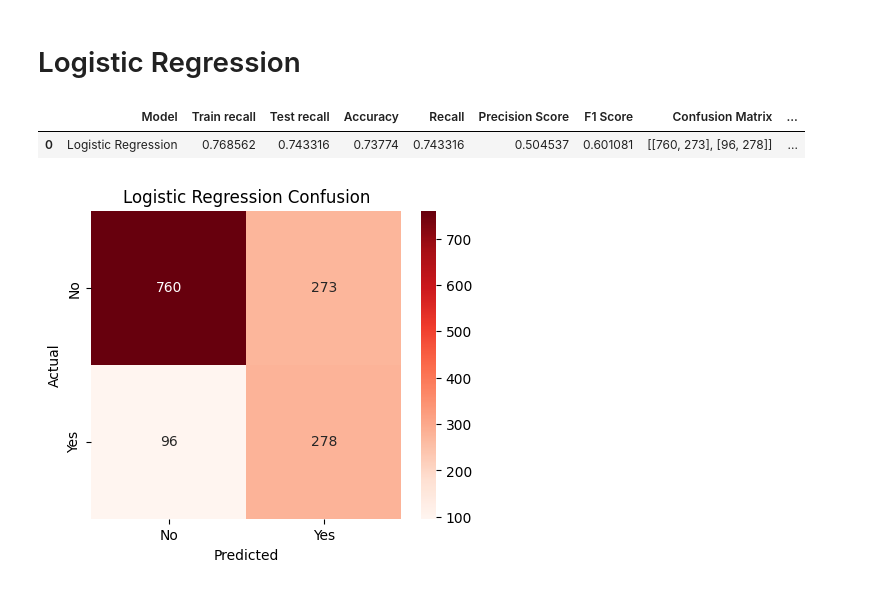
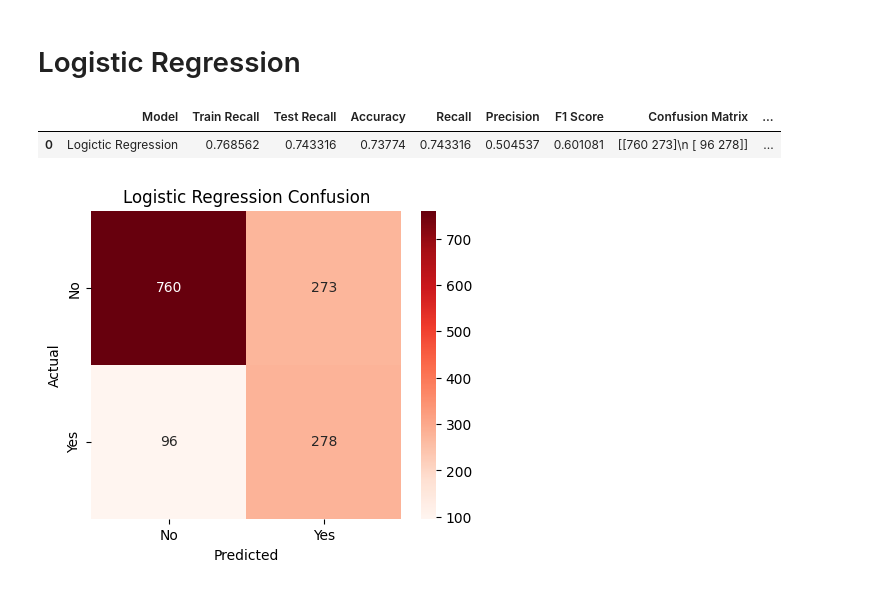
Before and after one commit to Md-Maruf-1727/customer-churn-prediction-ml, a Jupyter notebook: NoteBooks/04_model_training.ipynb, the cells around one changed output. Drawn from its saved outputs; the diff is of its cells as text; code cells hidden in the pictures.

```diff
--- a/NoteBooks/04_model_training.ipynb
+++ b/NoteBooks/04_model_training.ipynb
@@ -266,41 +242,19 @@ logistic_grid = GridSearchCV(
     n_jobs=-1
 )
 logistic_model = logistic_grid.fit(scale_xtrain, ytrain)
-# %%
-logistic_xtrain_pred = logistic_model.predict(scale_xtrain)
-logistic_model_pred = logistic_model.predict(scale_xtest)
-logistic_model_pred_proba = logistic_model.predict_proba(scale_xtest)[:, 1]
-
-logistic_train_recall = recall_score(ytrain, logistic_xtrain_pred)
-logistic_test_recall = recall_score(ytest, logistic_model_pred)
-
-logistic_accuracy = accuracy_score(ytest, logistic_model_pred)
-logistic_recall = recall_score(ytest, logistic_model_pred)
-logistic_precision = precision_score(ytest, logistic_model_pred)
-logistic_f1 = f1_score(ytest, logistic_model_pred)
-logistic_confusion = confusion_matrix(ytest, logistic_model_pred)
-logistic_roc_auc = roc_auc_score(ytest, logistic_model_pred_proba)
-
-logistic_best_params = logistic_model.best_params_
-logistic_best_score = logistic_model.best_score_
-
-logistic_result = pd.DataFrame([{
-    'Model': 'Logistic Regression',
-    'Train recall': logistic_train_recall,
-    'Test recall': logistic_test_recall,
-    'Accuracy': logistic_accuracy,
-    'Recall': logistic_recall,
-    'Precision Score': logistic_precision,
-    'F1 Score': logistic_f1,
-    'Confusion Matrix': logistic_confusion,
-    'Roc Auc Score': logistic_roc_auc,
-    'Best Params': str(logistic_best_params),
-    'Best CV Score': logistic_best_score
-}])
-logistic_result
-# %% [output]
-|  | Model | Train recall | Test recall | Accuracy | Recall | Precision Score | F1 Score | Confusion Matrix | ... |
-| 0 | Logistic Regression | 0.768562 | 0.743316 | 0.73774 | 0.743316 | 0.504537 | 0.601081 | [[760, 273], [96, 278]] | ... |
+# %%
+logistic_result, logistic_pred_proba, logistic_confusion, logistic_roc_auc = evaluete_model(
+    model=logistic_model,
+    xtrain=scale_xtrain,
+    xtest=scale_xtest,
+    ytrain=ytrain,
+    ytest=ytest,
+    model_name='Logictic Regression'
+)
+logistic_result
+# %% [output]
+|  | Model | Train Recall | Test Recall | Accuracy | Recall | Precision | F1 Score | Confusion Matrix | ... |
+| 0 | Logictic Regression | 0.768562 | 0.743316 | 0.73774 | 0.743316 | 0.504537 | 0.601081 | [[760 273]\n [ 96 278]] | ... |
 # %%
 plt.figure(figsize=(5,4))
 labels=['No', 'Yes']
```
Also changed, not shown: parts of 4 cells of this notebook.
